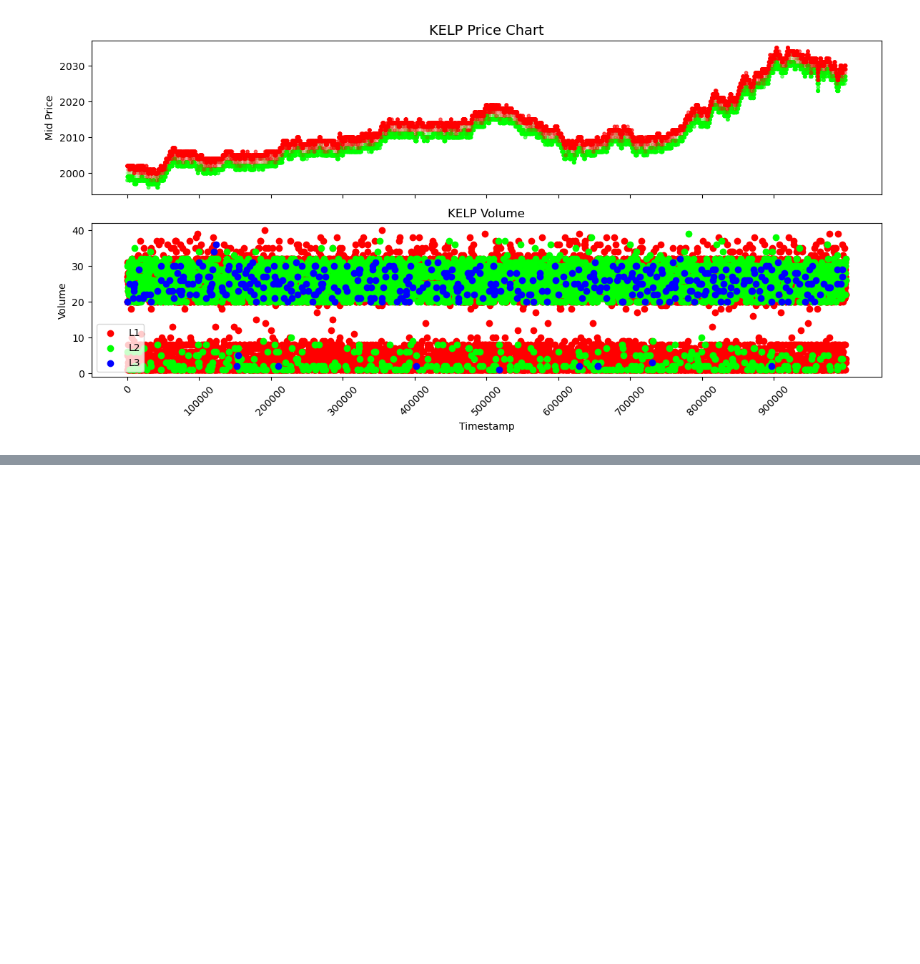
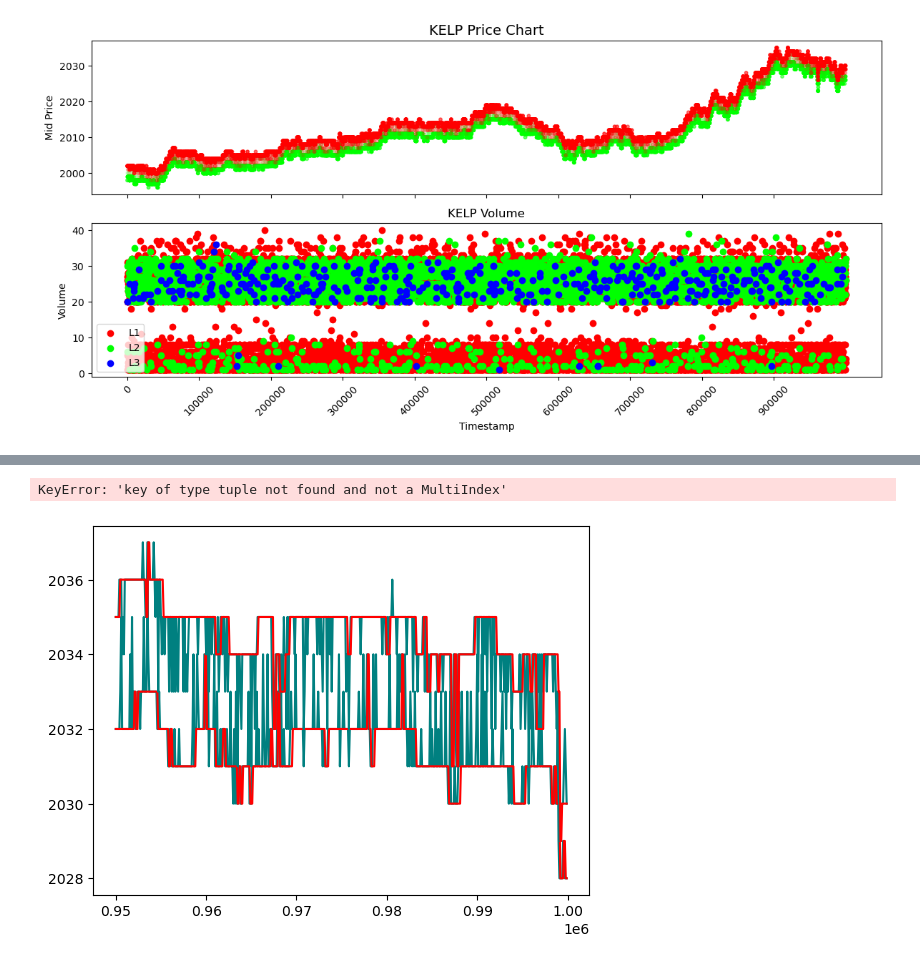
Before and after one commit to CANTSOAR/prosperity3, a Jupyter notebook: round_1/data_analysis/testing.ipynb, the cells around one changed output, grey strips where cells are left out. Saved outputs shown, nothing was run; the diff lists cells and outputs as text; code cells hidden in the pictures; blank space fills up the shorter version.

```diff
--- a/round_1/data_analysis/testing.ipynb
+++ b/round_1/data_analysis/testing.ipynb
@@ -93,0 +159,9 @@ forecast_kelp = Regressor.forecast(out_sample_kelp, model_kelp, order = order_ke
+# %%
+plt.plot(bid_out_sample_kelp, color = "teal")
+plt.plot(kelp_bid_forecasts, color = "red")
+plt.plot(ask_out_sample_kelp, color = "teal")
+plt.plot(kelp_ask_forecasts, color = "red")
+plt.scatter(bid_out_sample_ink.index, trade_data_kelp[bid_out_sample_ink.index, "price"])
+# %% [output]
+KeyError: 'key of type tuple not found and not a MultiIndex'
+[figure, added]
```
Also changed, not shown: parts of 15 cells of this notebook, 38 other files.
